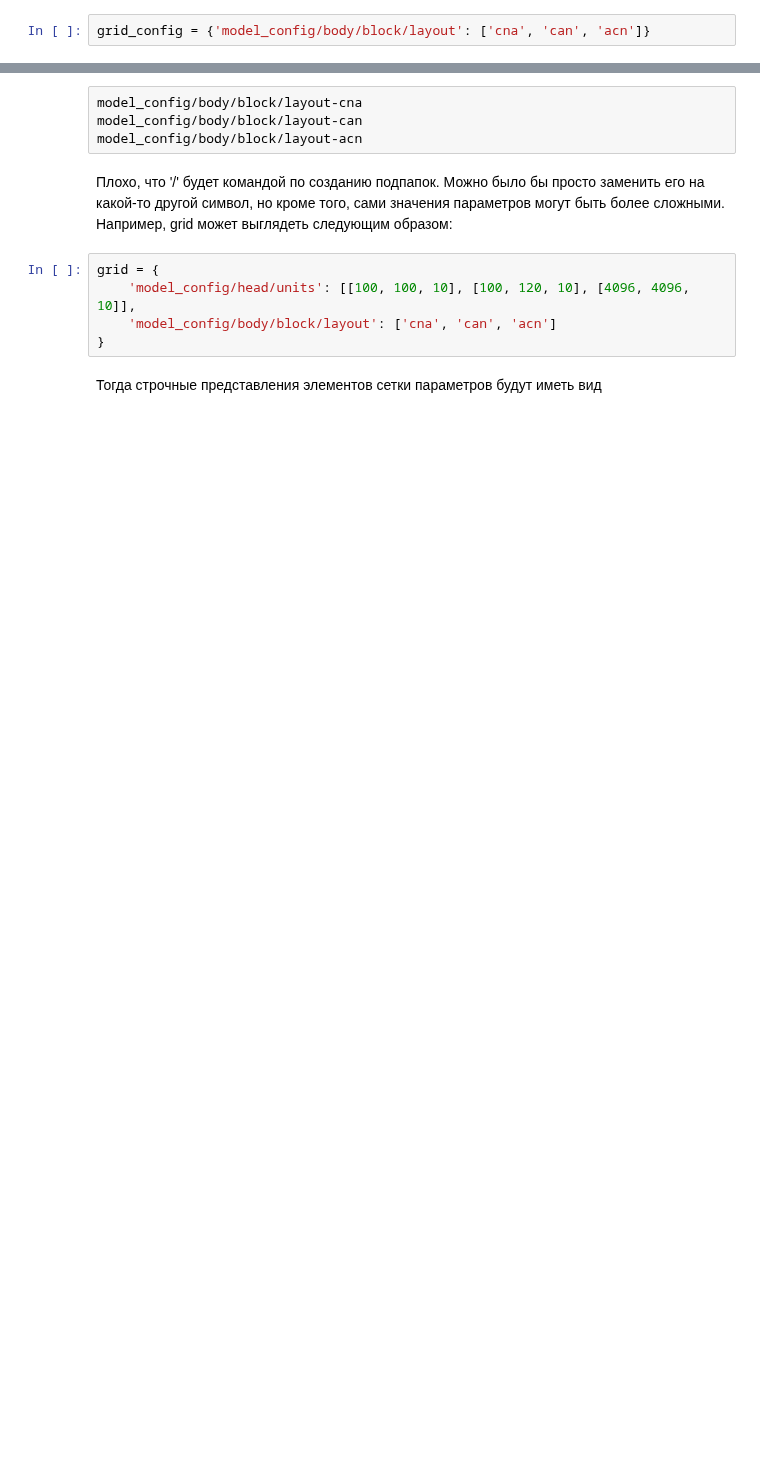
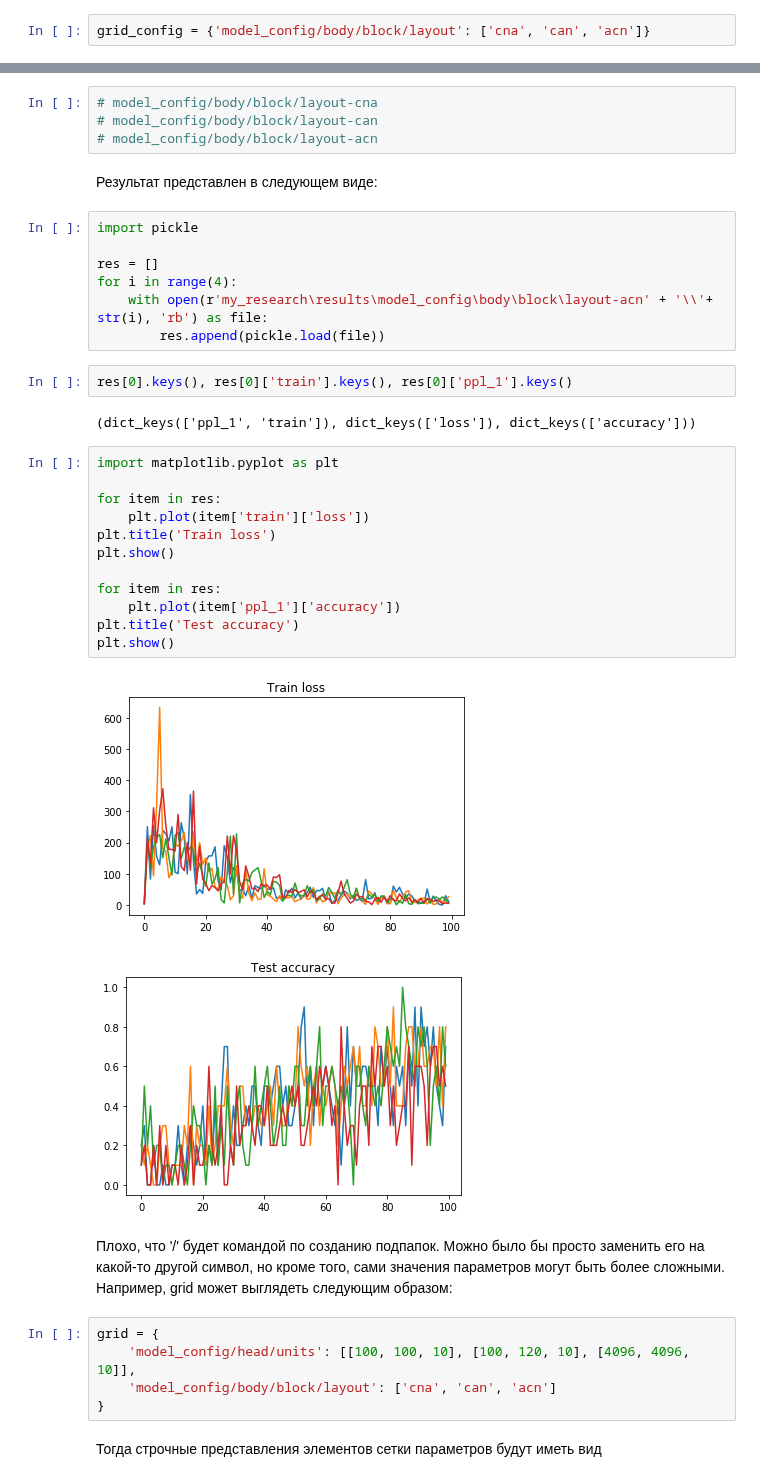
Before and after one commit to analysiscenter/az_training, a Jupyter notebook: alexey_kozhevin/task_07/tutorial.ipynb, the cells around one changed output, grey strips where cells are left out. Saved outputs shown, nothing was run; the diff lists cells and outputs as text; blank space fills up the shorter version.

```diff
--- a/alexey_kozhevin/task_07/tutorial.ipynb
+++ b/alexey_kozhevin/task_07/tutorial.ipynb
@@ -68,7 +80,35 @@ mr.run(n_reps=2, n_iters=100, n_jobs=1, name='my_research')
-# %% [raw]
-model_config/body/block/layout-cna
-model_config/body/block/layout-can
-model_config/body/block/layout-acn
+# %%
+# model_config/body/block/layout-cna
+# model_config/body/block/layout-can
+# model_config/body/block/layout-acn
+# %% [markdown]
+Результат представлен в следующем виде:
+# %%
+import pickle
+
+res = []
+for i in range(4):
+    with open(r'my_research\results\model_config\body\block\layout-acn' + '\\'+ str(i), 'rb') as file:
+        res.append(pickle.load(file))
+# %%
+res[0].keys(), res[0]['train'].keys(), res[0]['ppl_1'].keys()
+# %% [output]
+(dict_keys(['ppl_1', 'train']), dict_keys(['loss']), dict_keys(['accuracy']))
+# %%
+import matplotlib.pyplot as plt
+
+for item in res:
+    plt.plot(item['train']['loss'])
+plt.title('Train loss')
+plt.show()
+
+for item in res:
+    plt.plot(item['ppl_1']['accuracy'])
+plt.title('Test accuracy')
+plt.show()
+# %% [output]
+[figure, added]
+[figure, added]
 # %% [markdown]
 Плохо, что '/' будет командой по созданию подпапок. Можно было бы просто заменить его на какой-то другой символ, но кроме того, сами значения параметров могут быть более сложными. Например, grid может выглядеть следующим образом:
 # %%
```
Also changed, not shown: parts of 16 cells of this notebook.
